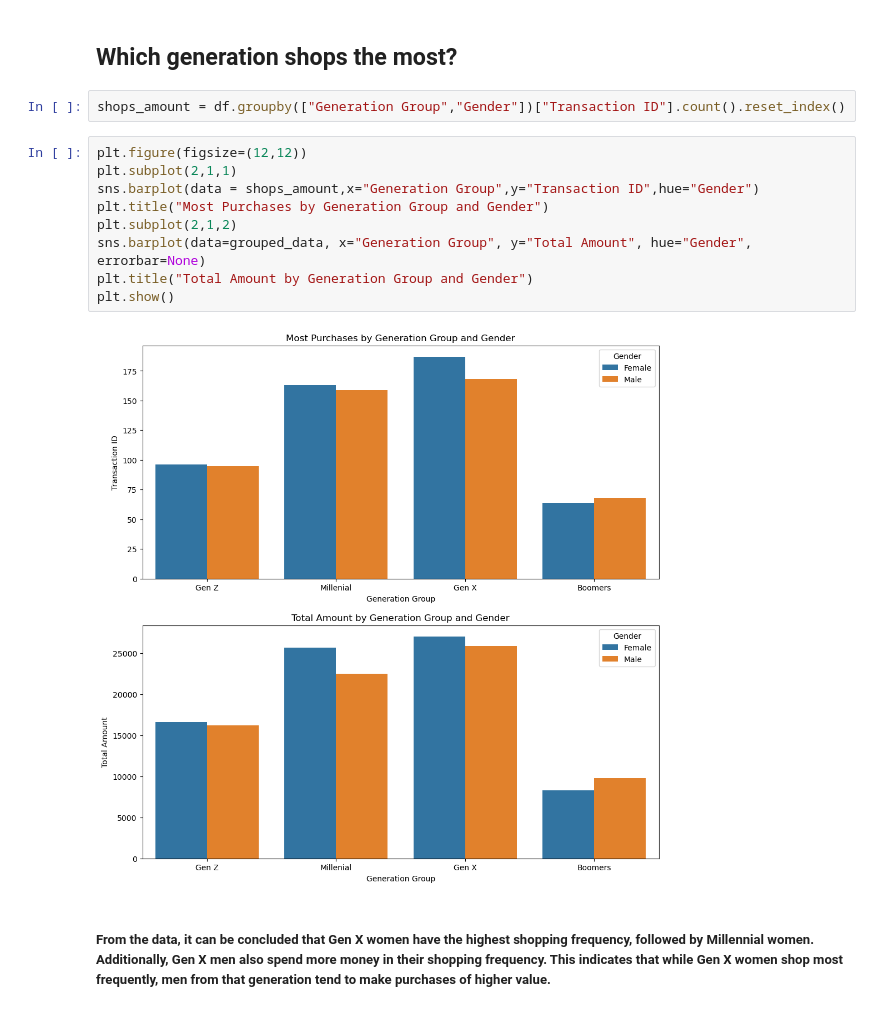
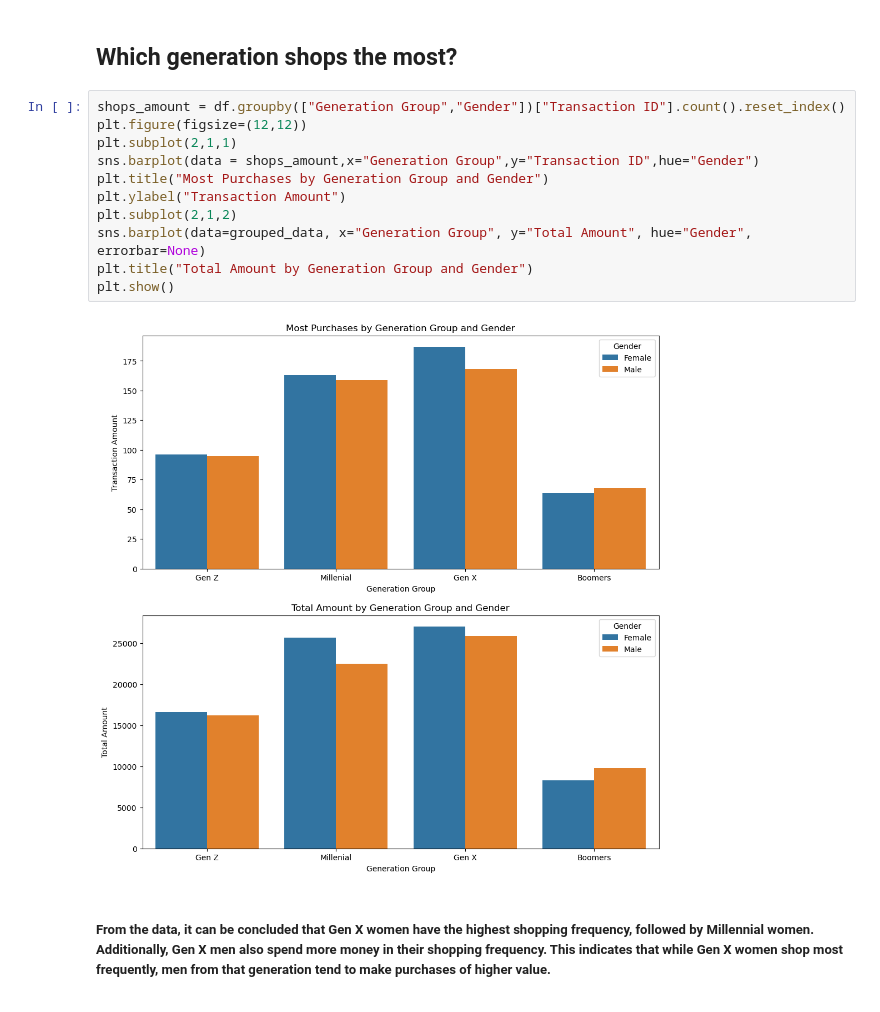
Before and after one commit to dudungawuk/Retail-Sales-DataAnalyst, a Jupyter notebook: retail-sales-EDA.ipynb, the cells around one changed output. Drawn from its saved outputs; the diff is of its cells as text.

```diff
--- a/retail-sales-EDA.ipynb
+++ b/retail-sales-EDA.ipynb
@@ -140,19 +142,19 @@ plt.show()
 ##### Generation X is the highest spender, closely followed by Millennials and then Generation Z. Meanwhile, Boomers contribute less to the overall spending. Total spending is fairly evenly distributed among various generations for certain product categories. Generation X has the highest total spending in electronics, Millennials in beauty products, and Generation Z in clothing, with spending distribution by category not differing significantly from that of Boomers. However, the Boomer generation shows a lower contribution to product spending compared to other generations, likely due to differences in preferences and shopping habits, as Boomers tend to prefer electronic products followed by over beauty product.
 # %% [markdown]
 ## Which generation shops the most?
-# %%
-shops_amount = df.groupby(["Generation Group","Gender"])["Transaction ID"].count().reset_index()
 # %%
+shops_amount = df.groupby(["Generation Group","Gender"])["Transaction ID"].count().reset_index()
 plt.figure(figsize=(12,12))
 plt.subplot(2,1,1)
 sns.barplot(data = shops_amount,x="Generation Group",y="Transaction ID",hue="Gender")
 plt.title("Most Purchases by Generation Group and Gender")
+plt.ylabel("Transaction Amount")
 plt.subplot(2,1,2)
 sns.barplot(data=grouped_data, x="Generation Group", y="Total Amount", hue="Gender", errorbar=None)
 plt.title("Total Amount by Generation Group and Gender")
 plt.show()
 # %% [output]
-[figure, old version]
+[figure, new version]
 # %% [markdown]
 ##### From the data, it can be concluded that Gen X women have the highest shopping frequency, followed by Millennial women. Additionally, Gen X men also spend more money in their shopping frequency. This indicates that while Gen X women shop most frequently, men from that generation tend to make purchases of higher value.
 # %% [markdown]
```
Also changed, not shown: parts of 17 cells of this notebook.
